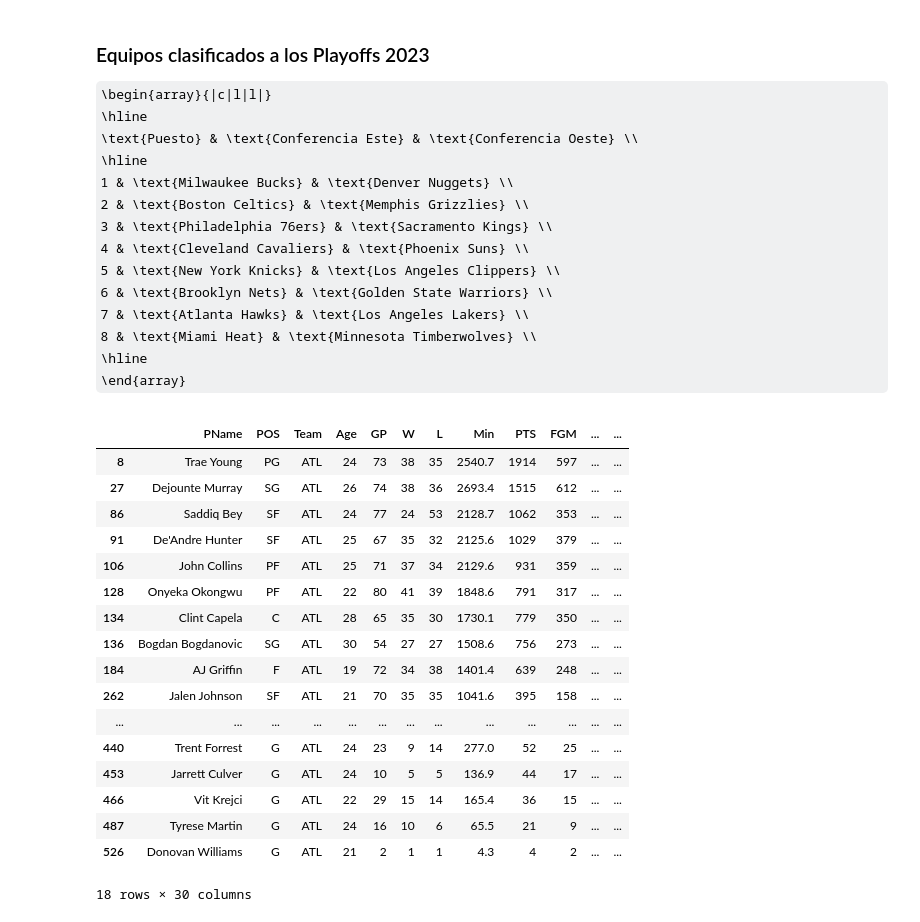
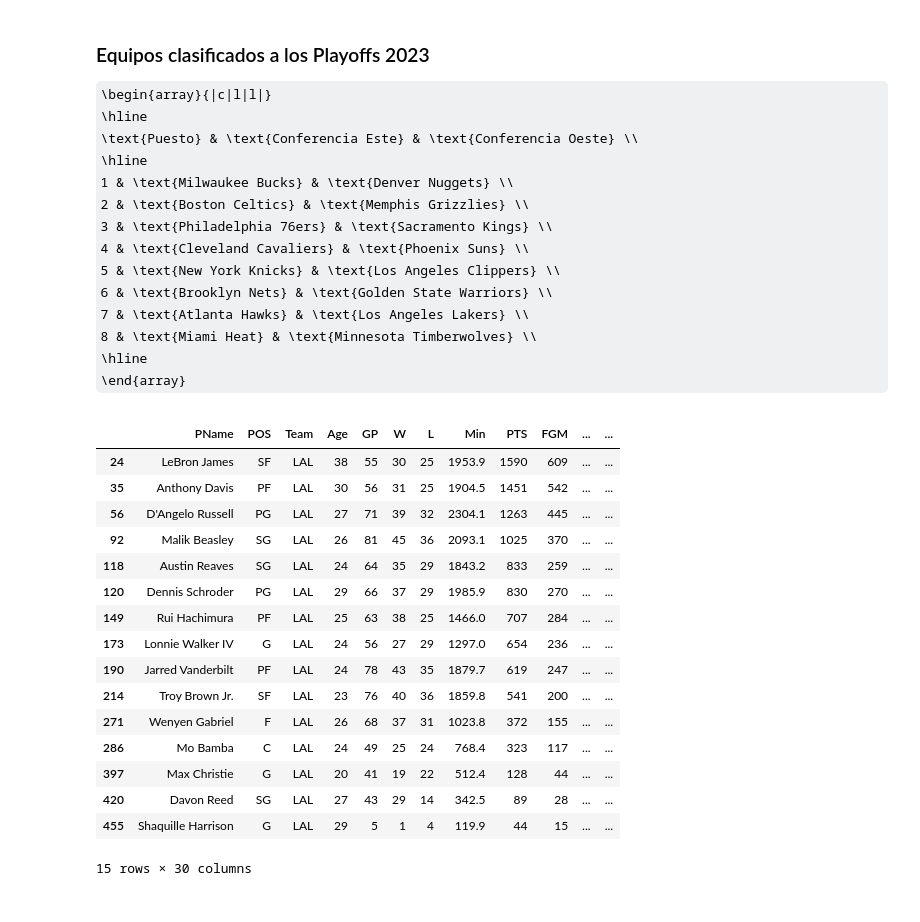
Before and after one commit to LauraCD2/23_nba, a Jupyter notebook: Proyecto.ipynb, the cells around one changed output. Saved outputs shown, nothing was run; the diff lists cells and outputs as text; code cells hidden in the pictures; some formulas as TeX source.

```diff
--- a/Proyecto.ipynb
+++ b/Proyecto.ipynb
@@ -621,28 +626,47 @@ Con esto vemos si la dominancia de ciertos equipos mediante toda la temporada se
 8 & \text{Miami Heat} & \text{Minnesota Timberwolves} \\
 \hline
 \end{array}
-# %%
-#@title Agrupando por equipos
-
-#Milwaukee
-df_MIL = df[df['Team'] == 'ATL']
-df_MIL
-# %% [output]
-|  | PName | POS | Team | Age | GP | W | L | Min | PTS | FGM | ... | ... |
-| 8 | Trae Young | PG | ATL | 24 | 73 | 38 | 35 | 2540.7 | 1914 | 597 | ... | ... |
-| 27 | Dejounte Murray | SG | ATL | 26 | 74 | 38 | 36 | 2693.4 | 1515 | 612 | ... | ... |
-| 86 | Saddiq Bey | SF | ATL | 24 | 77 | 24 | 53 | 2128.7 | 1062 | 353 | ... | ... |
-| 91 | De'Andre Hunter | SF | ATL | 25 | 67 | 35 | 32 | 2125.6 | 1029 | 379 | ... | ... |
-| 106 | John Collins | PF | ATL | 25 | 71 | 37 | 34 | 2129.6 | 931 | 359 | ... | ... |
-| 128 | Onyeka Okongwu | PF | ATL | 22 | 80 | 41 | 39 | 1848.6 | 791 | 317 | ... | ... |
-| 134 | Clint Capela | C | ATL | 28 | 65 | 35 | 30 | 1730.1 | 779 | 350 | ... | ... |
-| 136 | Bogdan Bogdanovic | SG | ATL | 30 | 54 | 27 | 27 | 1508.6 | 756 | 273 | ... | ... |
-| 184 | AJ Griffin | F | ATL | 19 | 72 | 34 | 38 | 1401.4 | 639 | 248 | ... | ... |
-| 262 | Jalen Johnson | SF | ATL | 21 | 70 | 35 | 35 | 1041.6 | 395 | 158 | ... | ... |
-| ... | ... | ... | ... | ... | ... | ... | ... | ... | ... | ... | ... | ... |
-| 440 | Trent Forrest | G | ATL | 24 | 23 | 9 | 14 | 277.0 | 52 | 25 | ... | ... |
-| 453 | Jarrett Culver | G | ATL | 24 | 10 | 5 | 5 | 136.9 | 44 | 17 | ... | ... |
-| 466 | Vit Krejci | G | ATL | 22 | 29 | 15 | 14 | 165.4 | 36 | 15 | ... | ... |
-| 487 | Tyrese Martin | G | ATL | 24 | 16 | 10 | 6 | 65.5 | 21 | 9 | ... | ... |
-| 526 | Donovan Williams | G | ATL | 21 | 2 | 1 | 1 | 4.3 | 4 | 2 | ... | ... |
-18 rows × 30 columns
+# %%
+#@title Agrupando por equipos
+#@markdown Escogemos los primeros 15 jugadores de cada equipo ya que eston son los que más minutos jugaron.
+
+#Este
+Bucks = df[df['Team'] == 'MIL'][:15]
+Celtics = df[df['Team'] == 'BOS'][:15]
+Sixers = df[df['Team'] == 'PHI'][:15]
+Cavaliers = df[df['Team'] == 'CLE'][:15]
+Knicks = df[df['Team'] == 'NYK'][:15]
+Nets = df[df['Team'] == 'BKN'][:15]
+Hawks = df[df['Team'] == 'ATL'][:15]
+Heat = df[df['Team'] == 'MIA'][:15]
+
+#Oeste
+Nuggets = df[df['Team'] == 'DEN'][:15]
+Grizzlies = df[df['Team'] == 'MEM'][:15]
+Kings = df[df['Team'] == 'SAC'][:15]
+Suns = df[df['Team'] == 'PHX'][:15]
+Clippers = df[df['Team'] == 'LAC'][:15]
+Warriors = df[df['Team'] == 'GSW'][:15]
+Lakers = df[df['Team'] == 'LAL'][:15]
+Timberwolves = df[df['Team'] == 'MIN'][:15]
+
+#@markdown Ejemplo: Los Angeles Lakers
+Lakers
+# %% [output]
+|  | PName | POS | Team | Age | GP | W | L | Min | PTS | FGM | ... | ... |
+| 24 | LeBron James | SF | LAL | 38 | 55 | 30 | 25 | 1953.9 | 1590 | 609 | ... | ... |
+| 35 | Anthony Davis | PF | LAL | 30 | 56 | 31 | 25 | 1904.5 | 1451 | 542 | ... | ... |
+| 56 | D'Angelo Russell | PG | LAL | 27 | 71 | 39 | 32 | 2304.1 | 1263 | 445 | ... | ... |
+| 92 | Malik Beasley | SG | LAL | 26 | 81 | 45 | 36 | 2093.1 | 1025 | 370 | ... | ... |
+| 118 | Austin Reaves | SG | LAL | 24 | 64 | 35 | 29 | 1843.2 | 833 | 259 | ... | ... |
+| 120 | Dennis Schroder | PG | LAL | 29 | 66 | 37 | 29 | 1985.9 | 830 | 270 | ... | ... |
+| 149 | Rui Hachimura | PF | LAL | 25 | 63 | 38 | 25 | 1466.0 | 707 | 284 | ... | ... |
+| 173 | Lonnie Walker IV | G | LAL | 24 | 56 | 27 | 29 | 1297.0 | 654 | 236 | ... | ... |
+| 190 | Jarred Vanderbilt | PF | LAL | 24 | 78 | 43 | 35 | 1879.7 | 619 | 247 | ... | ... |
+| 214 | Troy Brown Jr. | SF | LAL | 23 | 76 | 40 | 36 | 1859.8 | 541 | 200 | ... | ... |
+| 271 | Wenyen Gabriel | F | LAL | 26 | 68 | 37 | 31 | 1023.8 | 372 | 155 | ... | ... |
+| 286 | Mo Bamba | C | LAL | 24 | 49 | 25 | 24 | 768.4 | 323 | 117 | ... | ... |
+| 397 | Max Christie | G | LAL | 20 | 41 | 19 | 22 | 512.4 | 128 | 44 | ... | ... |
+| 420 | Davon Reed | SG | LAL | 27 | 43 | 29 | 14 | 342.5 | 89 | 28 | ... | ... |
+| 455 | Shaquille Harrison | G | LAL | 29 | 5 | 1 | 4 | 119.9 | 44 | 15 | ... | ... |
+15 rows × 30 columns
```
Also changed, not shown: parts of 7 cells of this notebook.
